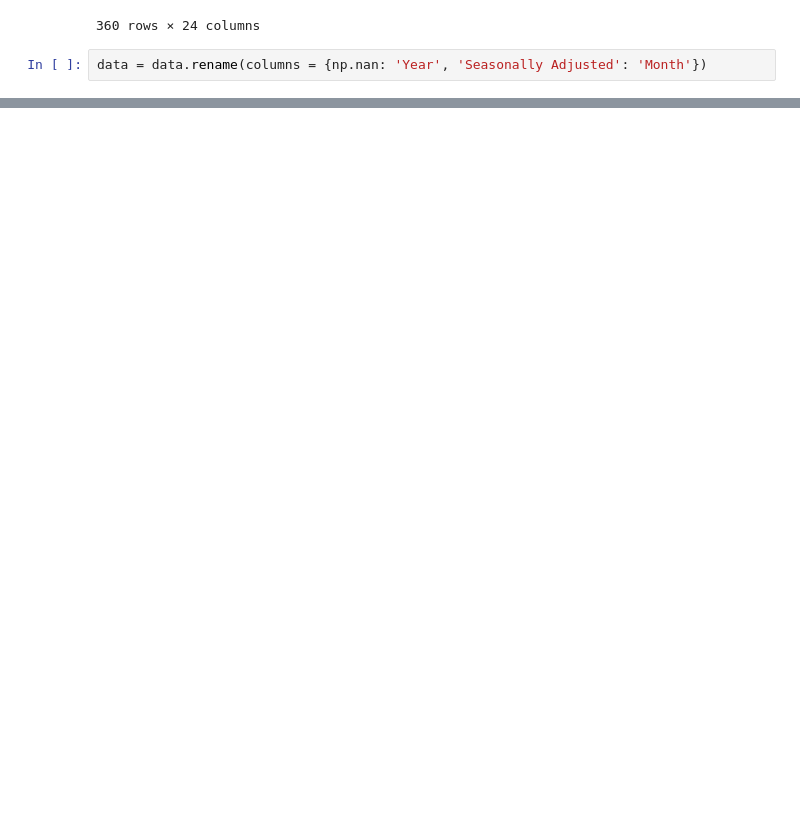
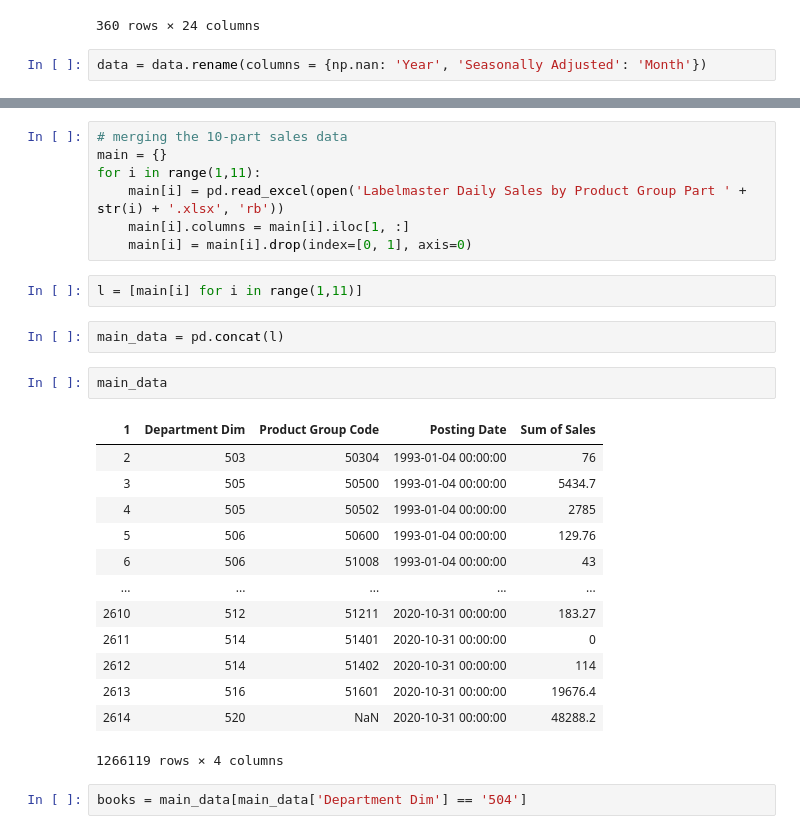
Before and after one commit to rnair7163/LabelMaster_Sales_Forecasting, a Jupyter notebook: data_prep.ipynb, the cells around one changed output, grey strips where cells are left out. Drawn from its saved outputs; the diff is of its cells as text; blank space fills up the shorter version.

Commit message:
taking out required data

```diff
--- a/data_prep.ipynb
+++ b/data_prep.ipynb
@@ -159 +162,30 @@ Index([                                              nan,
       dtype='object', name='Unnamed: 1')
+# %%
+# merging the 10-part sales data
+main = {}
+for i in range(1,11):
+    main[i] = pd.read_excel(open('Labelmaster Daily Sales by Product Group Part ' + str(i) + '.xlsx', 'rb'))
+    main[i].columns = main[i].iloc[1, :]
+    main[i] = main[i].drop(index=[0, 1], axis=0)
+# %%
+l = [main[i] for i in range(1,11)]
+# %%
+main_data = pd.concat(l)
+# %%
+main_data
+# %% [output]
+| 1 | Department Dim | Product Group Code | Posting Date | Sum of Sales |
+| 2 | 503 | 50304 | 1993-01-04 00:00:00 | 76 |
+| 3 | 505 | 50500 | 1993-01-04 00:00:00 | 5434.7 |
+| 4 | 505 | 50502 | 1993-01-04 00:00:00 | 2785 |
+| 5 | 506 | 50600 | 1993-01-04 00:00:00 | 129.76 |
+| 6 | 506 | 51008 | 1993-01-04 00:00:00 | 43 |
+| ... | ... | ... | ... | ... |
+| 2610 | 512 | 51211 | 2020-10-31 00:00:00 | 183.27 |
+| 2611 | 514 | 51401 | 2020-10-31 00:00:00 | 0 |
+| 2612 | 514 | 51402 | 2020-10-31 00:00:00 | 114 |
+| 2613 | 516 | 51601 | 2020-10-31 00:00:00 | 19676.4 |
+| 2614 | 520 | NaN | 2020-10-31 00:00:00 | 48288.2 |
+1266119 rows × 4 columns
+# %%
+books = main_data[main_data['Department Dim'] == '504']
```
Also changed, not shown: parts of 5 cells of this notebook.
